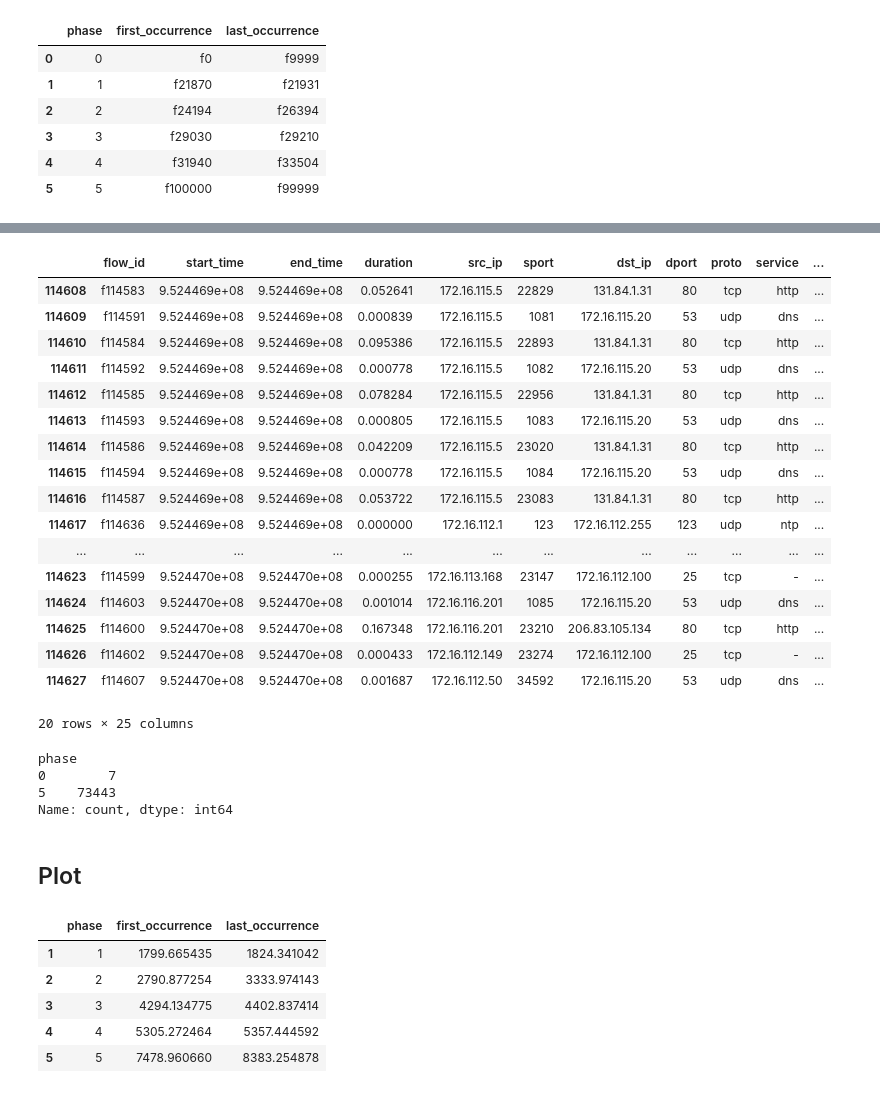
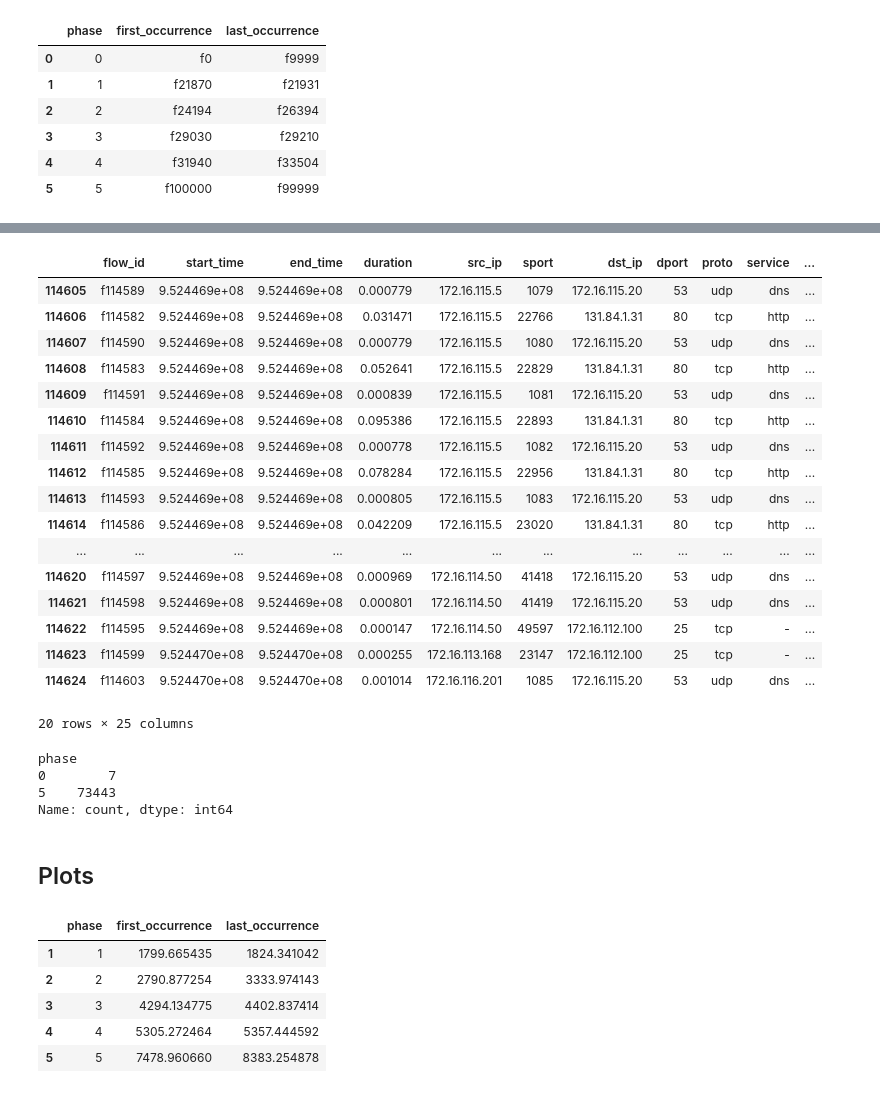
Before and after one commit to sofiaburkow/DeepChronos, a Jupyter notebook: notebooks/analyze_misclassifications.ipynb, the cells around one changed output, grey strips where cells are left out. Saved outputs shown, nothing was run; the diff lists cells and outputs as text; code cells hidden in the pictures.

```diff
--- a/notebooks/analyze_misclassifications.ipynb
+++ b/notebooks/analyze_misclassifications.ipynb
@@ -125,10 +142,13 @@ mis_df
 # %%
-start_index = 114608
+start_index = 114605
 indices = range(start_index, start_index+20)
 df_filtered = df.iloc[indices]
 df_filtered
 # %% [output]
 |  | flow_id | start_time | end_time | duration | src_ip | sport | dst_ip | dport | proto | service | ... |
+| 114605 | f114589 | 9.524469e+08 | 9.524469e+08 | 0.000779 | 172.16.115.5 | 1079 | 172.16.115.20 | 53 | udp | dns | ... |
+| 114606 | f114582 | 9.524469e+08 | 9.524469e+08 | 0.031471 | 172.16.115.5 | 22766 | 131.84.1.31 | 80 | tcp | http | ... |
+| 114607 | f114590 | 9.524469e+08 | 9.524469e+08 | 0.000779 | 172.16.115.5 | 1080 | 172.16.115.20 | 53 | udp | dns | ... |
 | 114608 | f114583 | 9.524469e+08 | 9.524469e+08 | 0.052641 | 172.16.115.5 | 22829 | 131.84.1.31 | 80 | tcp | http | ... |
 | 114609 | f114591 | 9.524469e+08 | 9.524469e+08 | 0.000839 | 172.16.115.5 | 1081 | 172.16.115.20 | 53 | udp | dns | ... |
 | 114610 | f114584 | 9.524469e+08 | 9.524469e+08 | 0.095386 | 172.16.115.5 | 22893 | 131.84.1.31 | 80 | tcp | http | ... |
@@ -136,15 +156,12 @@ df_filtered
 | 114612 | f114585 | 9.524469e+08 | 9.524469e+08 | 0.078284 | 172.16.115.5 | 22956 | 131.84.1.31 | 80 | tcp | http | ... |
 | 114613 | f114593 | 9.524469e+08 | 9.524469e+08 | 0.000805 | 172.16.115.5 | 1083 | 172.16.115.20 | 53 | udp | dns | ... |
 | 114614 | f114586 | 9.524469e+08 | 9.524469e+08 | 0.042209 | 172.16.115.5 | 23020 | 131.84.1.31 | 80 | tcp | http | ... |
-| 114615 | f114594 | 9.524469e+08 | 9.524469e+08 | 0.000778 | 172.16.115.5 | 1084 | 172.16.115.20 | 53 | udp | dns | ... |
-| 114616 | f114587 | 9.524469e+08 | 9.524469e+08 | 0.053722 | 172.16.115.5 | 23083 | 131.84.1.31 | 80 | tcp | http | ... |
-| 114617 | f114636 | 9.524469e+08 | 9.524469e+08 | 0.000000 | 172.16.112.1 | 123 | 172.16.112.255 | 123 | udp | ntp | ... |
 | ... | ... | ... | ... | ... | ... | ... | ... | ... | ... | ... | ... |
+| 114620 | f114597 | 9.524469e+08 | 9.524469e+08 | 0.000969 | 172.16.114.50 | 41418 | 172.16.115.20 | 53 | udp | dns | ... |
+| 114621 | f114598 | 9.524469e+08 | 9.524469e+08 | 0.000801 | 172.16.114.50 | 41419 | 172.16.115.20 | 53 | udp | dns | ... |
+| 114622 | f114595 | 9.524469e+08 | 9.524469e+08 | 0.000147 | 172.16.114.50 | 49597 | 172.16.112.100 | 25 | tcp | - | ... |
 | 114623 | f114599 | 9.524470e+08 | 9.524470e+08 | 0.000255 | 172.16.113.168 | 23147 | 172.16.112.100 | 25 | tcp | - | ... |
 | 114624 | f114603 | 9.524470e+08 | 9.524470e+08 | 0.001014 | 172.16.116.201 | 1085 | 172.16.115.20 | 53 | udp | dns | ... |
-| 114625 | f114600 | 9.524470e+08 | 9.524470e+08 | 0.167348 | 172.16.116.201 | 23210 | 206.83.105.134 | 80 | tcp | http | ... |
-| 114626 | f114602 | 9.524470e+08 | 9.524470e+08 | 0.000433 | 172.16.112.149 | 23274 | 172.16.112.100 | 25 | tcp | - | ... |
-| 114627 | f114607 | 9.524470e+08 | 9.524470e+08 | 0.001687 | 172.16.112.50 | 34592 | 172.16.115.20 | 53 | udp | dns | ... |
 20 rows × 25 columns
 # %%
 dst_ip = "131.84.1.31"
@@ -158,4 +175,4 @@ phase
 5    73443
 Name: count, dtype: int64
 # %% [markdown]
-## Plot
+## Plots
```
Also changed, not shown: parts of 45 cells of this notebook, 2 other files.
